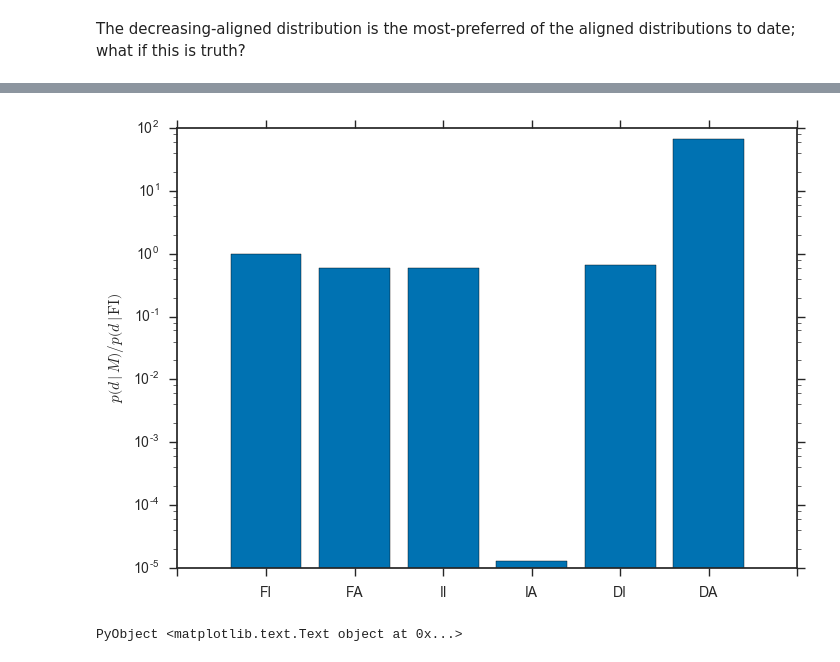
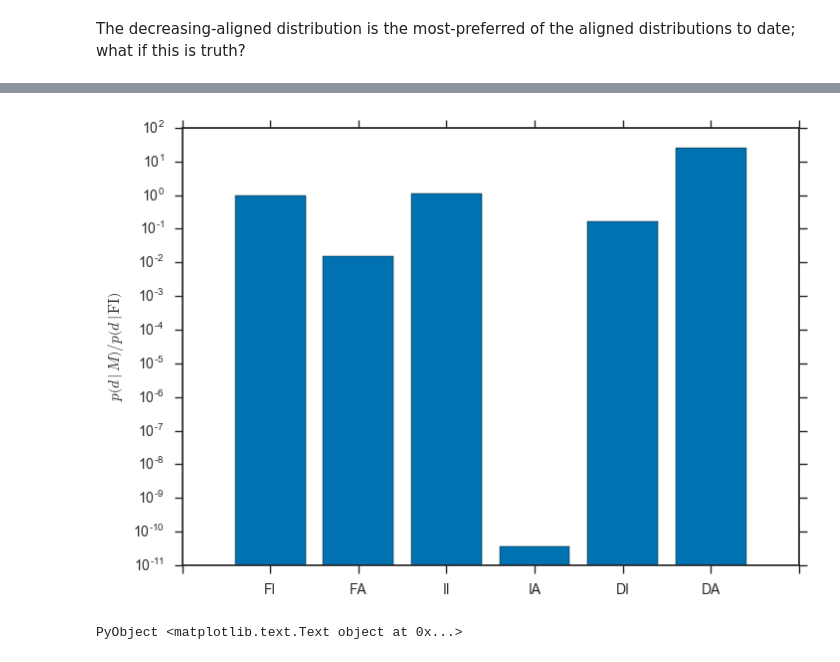
Before and after one commit to farr/AlignedVersusIsoSpin, a Jupyter notebook: notebooks/AlignedVersusIsoPhenom.ipynb, the cells around one changed output, grey strips where cells are left out. Cells and saved outputs as stored; diff of their text form; code cells hidden in the pictures.

```diff
--- a/notebooks/AlignedVersusIsoPhenom.ipynb
+++ b/notebooks/AlignedVersusIsoPhenom.ipynb
@@ -161,12 +226,12 @@ The code below computes the marginal likelihood for a population model with dist
 # %%
-function marginal_model_likelihood(chieff_samples, p_chieff)
+function marginal_model_likelihood(chieff_samples, p_chieff, p_prior)
     ll = 0.0
     for ce in chieff_samples
-        margl = mean(p_chieff.(ce) ./ p_iso_flat.(ce))
+        margl = mean(p_chieff.(ce) ./ p_prior.(ce))
         if margl == 0.0
             margl = 1.0/size(chieff_samples, 1) # Regularise if we don't have any samples
         end
-        ll += log(margl) # p_iso_flat is the LALInference prior
+        ll += log(margl)
     end
     ll
 end
@@ -290,9 +355,8 @@ function mockdeccatalog(n)
     samples = []
     for i in 1:n
         sigma = rand([sigmaGW150914, sigmaLVT151012, sigmaGW151226])
-        a = 1.0 - sqrt(1.0 - rand()) # p(a) = 2(1-a)
 
-        chieff_true = a
+        chieff_true = draw_chieff(1.0, draw_decreasing)
 
         chieff_obs = chieff_true + sigma*randn()
         chieff_samps = chieff_obs + sigma*randn(10000)
@@ -323,18 +386,18 @@ WARNING: Method definition mockdeccatalog(Any) in module Main at In[41]:2 overwr
 # %%
-ll_iso_flat = marginal_model_likelihood(mockO2dec, p_iso_flat)
-ll_ali_flat = marginal_model_likelihood(mockO2dec, p_ali_flat)
-ll_iso_inc = marginal_model_likelihood(mockO2dec, p_iso_inc)
-ll_ali_inc = marginal_model_likelihood(mockO2dec, p_ali_inc)
-ll_iso_dec = marginal_model_likelihood(mockO2dec, p_iso_dec)
-ll_ali_dec = marginal_model_likelihood(mockO2dec, p_ali_dec)
+ll_iso_flat = marginal_model_likelihood(mockO2dec, p_iso_flat, p_iso_flat)
+ll_ali_flat = marginal_model_likelihood(mockO2dec, p_ali_flat, p_iso_flat)
+ll_iso_inc = marginal_model_likelihood(mockO2dec, p_iso_inc, p_iso_flat)
+ll_ali_inc = marginal_model_likelihood(mockO2dec, p_ali_inc, p_iso_flat)
+ll_iso_dec = marginal_model_likelihood(mockO2dec, p_iso_dec, p_iso_flat)
+ll_ali_dec = marginal_model_likelihood(mockO2dec, p_ali_dec, p_iso_flat)
 
 xs = collect(1:6)
 
 bar(xs, exp([ll_iso_flat, ll_ali_flat, ll_iso_inc, ll_ali_inc, ll_iso_dec, ll_ali_dec]), align="center")
 yscale("log")
 
 gca()[:set_xticklabels](["", "FI", "FA", "II", "IA", "DI", "DA", ""])
 ylabel(L"$p\left( d \mid M \right) / p\left( d \mid \mathrm{FI} \right)$")
 # %% [output]
-[figure, old version]
+[figure, new version]
 PyObject <matplotlib.text.Text object at 0x...>
```
Also changed, not shown: parts of 11 cells of this notebook.
